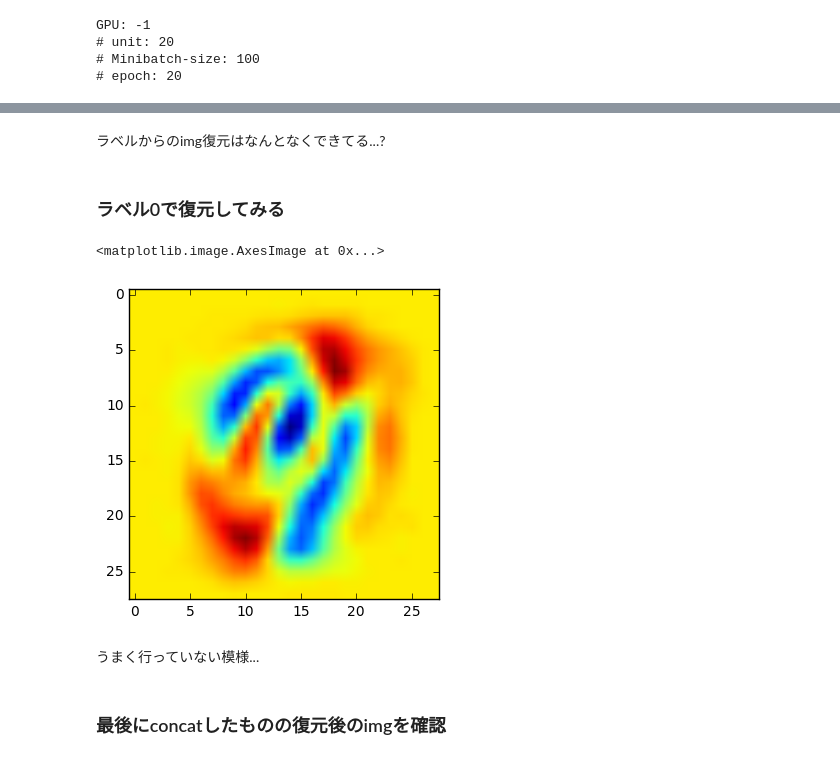
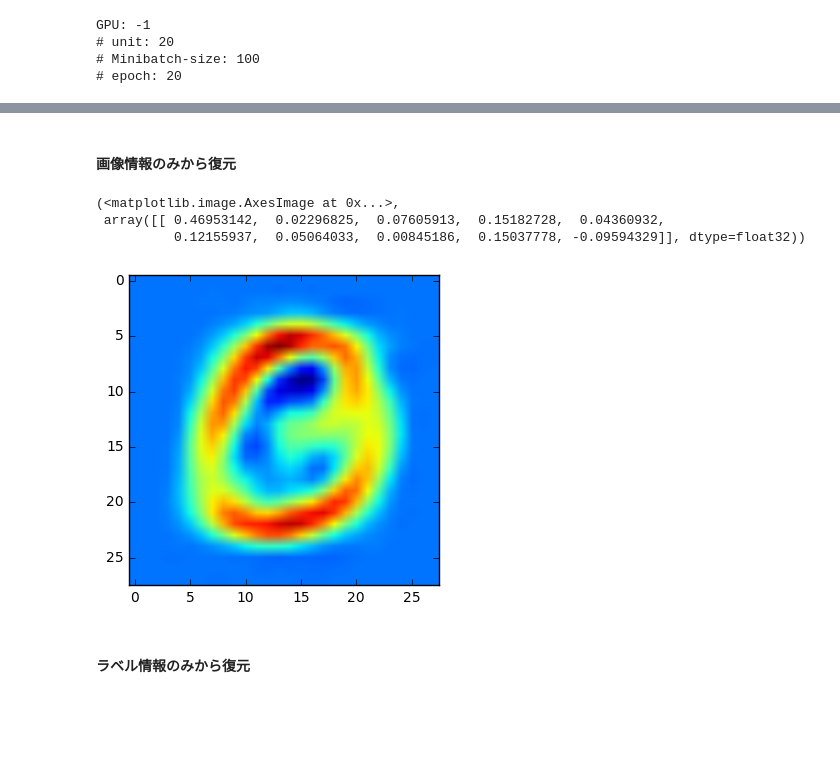
Before and after one commit to LittleWat/CommonRepresentationLearning, a Jupyter notebook: CorrNet.ipynb, the cells around one changed output, grey strips where cells are left out. Cells and saved outputs as stored; diff of their text form; code cells hidden in the pictures; blank space fills up the shorter version.

```diff
--- a/CorrNet.ipynb
+++ b/CorrNet.ipynb
@@ -104,10 +113,10 @@ args = easydict.EasyDict({
         "batchsize": 100,
         "epoch": 20,
         "gpu": -1,
-        "out": "CorrNN_Result",
+        "out": "output",
         "resume": False,
         "unit": 20,
-        "c": 0.5,
+        "c": 0.1,
         "frequency": 100,
 })
 
@@ -117,6 +126,9 @@ print('# unit: {}'.format(args.unit))
 print('# Minibatch-size: {}'.format(args.batchsize))
 print('# epoch: {}'.format(args.epoch))
 print('')
+
+from chainer import cuda
+xp = cuda.cupy if args.gpu >= 0 else np
 # %% [output]
 GPU: -1
 # unit: 20
@@ -275,18 +262,13 @@ plt.imshow(rec_img)
-# %% [markdown]
-ラベルからのimg復元はなんとなくできてる...?
 # %% [markdown]
-### ラベル0で復元してみる
+#### 画像情報のみから復元
-# %%
-sample_label =  np.array([1,0,0,0,0,0,0,0,0,0])[np.newaxis,: ].astype(np.float32)
-
-rec_img = model.dec1(model.enc2(sample_label)).data
-
-rec_img = rec_img.reshape([28,28])
-plt.imshow(rec_img)
-# %% [output]
-<matplotlib.image.AxesImage at 0x...>
-[figure, removed]
-# %% [markdown]
-うまく行っていない模様...
+# %%
+recX, recY = model.encX_dec(test[test_id][0][np.newaxis,: ])
+
+plt.imshow(recX.reshape([28,28])), recY
+# %% [output]
+(<matplotlib.image.AxesImage at 0x...>,
+ array([[ 0.46953142,  0.02296825,  0.07605913,  0.15182728,  0.04360932,
+          0.12155937,  0.05064033,  0.00845186,  0.15037778, -0.09594329]], dtype=float32))
+[figure, added]
 # %% [markdown]
-### 最後にconcatしたものの復元後のimgを確認
+#### ラベル情報のみから復元
```
Also changed, not shown: parts of 14 cells of this notebook.
